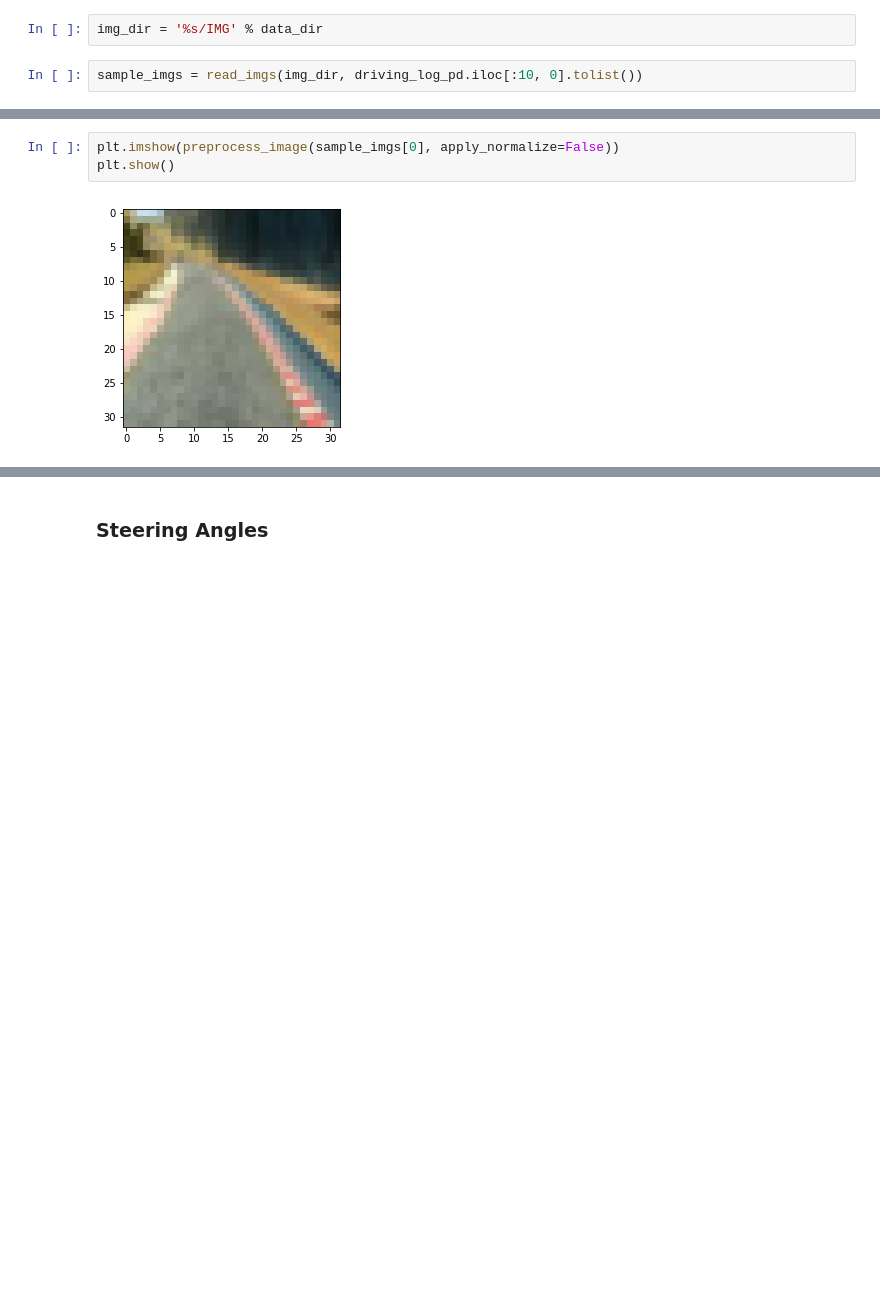
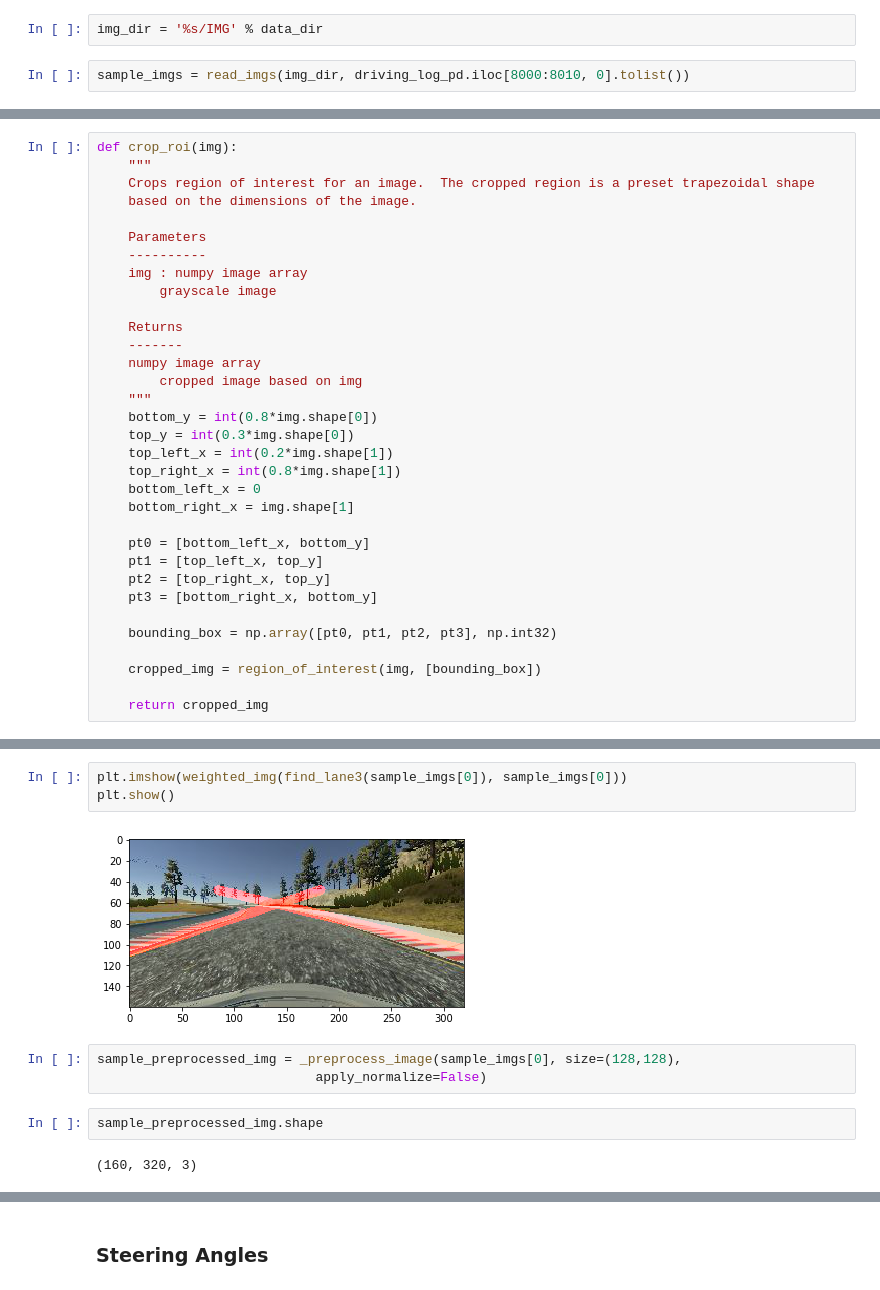
Before and after one commit to ekkus93/CarND-Behavioral-Cloning-P3, a Jupyter notebook: Behavioral_Cloning.ipynb, the cells around one changed output, grey strips where cells are left out. Drawn from its saved outputs; the diff is of its cells as text; blank space fills up the shorter version.

Commit message:
added lane lines

```diff
--- a/Behavioral_Cloning.ipynb
+++ b/Behavioral_Cloning.ipynb
@@ -107,5 +107,5 @@ def read_imgs(img_dir, file_names):
 # %%
 img_dir = '%s/IMG' % data_dir
 # %%
-sample_imgs = read_imgs(img_dir, driving_log_pd.iloc[:10, 0].tolist())
+sample_imgs = read_imgs(img_dir, driving_log_pd.iloc[8000:8010, 0].tolist())
 # %%
@@ -114,0 +529,33 @@ display_images(sample_imgs, columns=5, figsize=(32,12))
+# %%
+def crop_roi(img):
+    """
+    Crops region of interest for an image.  The cropped region is a preset trapezoidal shape
+    based on the dimensions of the image.
+
+    Parameters
+    ----------
+    img : numpy image array
+        grayscale image
+
+    Returns
+    -------
+    numpy image array
+        cropped image based on img
+    """
+    bottom_y = int(0.8*img.shape[0])
+    top_y = int(0.3*img.shape[0])
+    top_left_x = int(0.2*img.shape[1])
+    top_right_x = int(0.8*img.shape[1])
+    bottom_left_x = 0
+    bottom_right_x = img.shape[1]
+
+    pt0 = [bottom_left_x, bottom_y]
+    pt1 = [top_left_x, top_y]
+    pt2 = [top_right_x, top_y]
+    pt3 = [bottom_right_x, bottom_y]
+
+    bounding_box = np.array([pt0, pt1, pt2, pt3], np.int32)
+
+    cropped_img = region_of_interest(img, [bounding_box])
+
+    return cropped_img
@@ -115,5 +661,12 @@ display_images(sample_imgs, columns=5, figsize=(32,12))
 # %%
-plt.imshow(preprocess_image(sample_imgs[0], apply_normalize=False))
+plt.imshow(weighted_img(find_lane3(sample_imgs[0]), sample_imgs[0]))
 plt.show()
 # %% [output]
-[figure, old version]
+[figure, new version]
+# %%
+sample_preprocessed_img = _preprocess_image(sample_imgs[0], size=(128,128),
+                            apply_normalize=False)
+# %%
+sample_preprocessed_img.shape
+# %% [output]
+(160, 320, 3)
```
Also changed, not shown: parts of 12 cells of this notebook, 8 other files.
